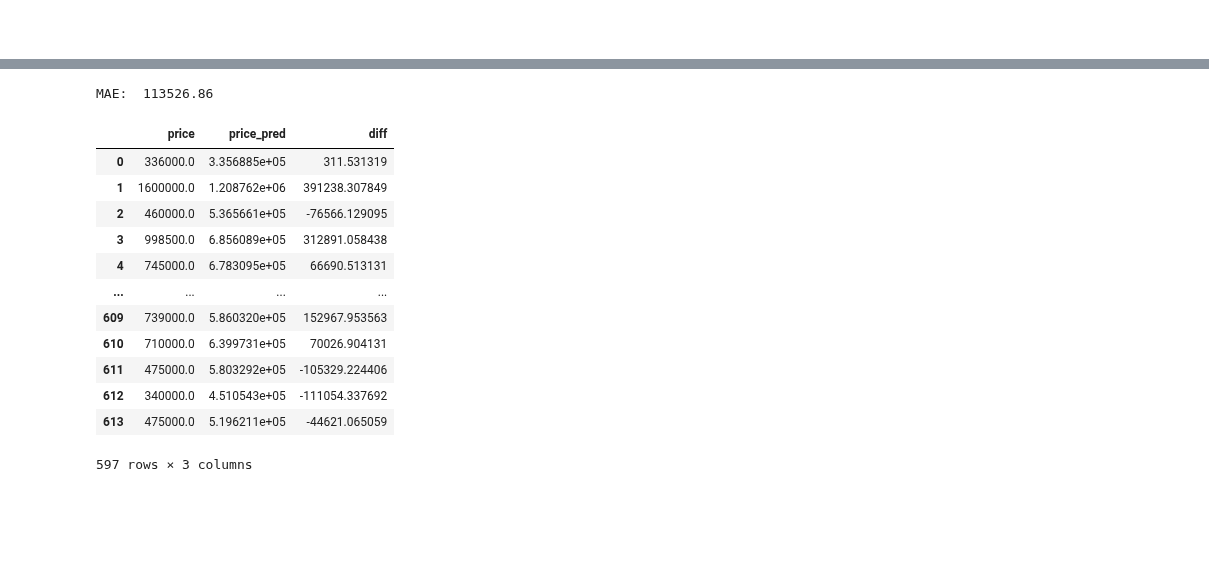
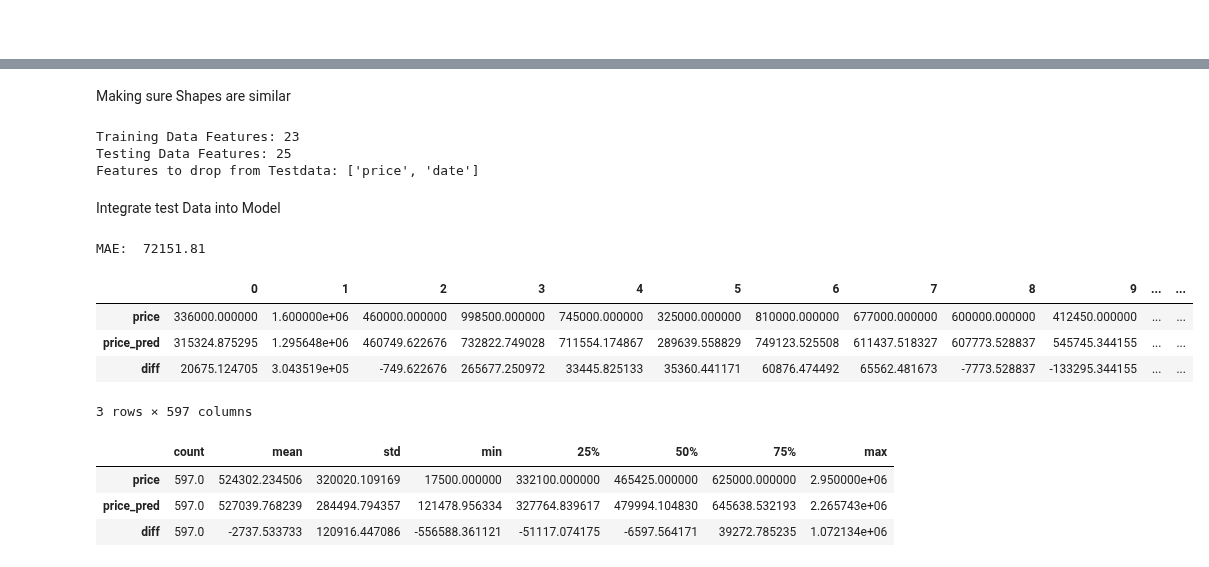
Before and after one commit to robring/advancedDatascience_CaseStudy, a Jupyter notebook: 02_Modeling_testing.ipynb, the cells around one changed output, grey strips where cells are left out. Saved outputs shown, nothing was run; the diff lists cells and outputs as text; code cells hidden in the pictures; blank space fills up the shorter version.

```diff
--- a/02_Modeling_testing.ipynb
+++ b/02_Modeling_testing.ipynb
@@ -86,32 +77,54 @@ Model: Lasso(alpha=5) Combination: ('db_scan_4_500_0.4_8', 'noise_5_5_10') Featu
+# %% [markdown]
+Making sure Shapes are similar
+# %%
+print(f'Training Data Features: {blue(len(model_obj.get_features()))}')
+print(f'Testing Data Features: {blue(len(df_test_data.columns.to_list()))}')
+
+features_to_drop = list(set(df_test_data.columns.to_list()) - set(model_obj.get_features()))
+print(f'Features to drop from Testdata: {red(features_to_drop)}')
+# %% [output]
+Training Data Features: 23
+Testing Data Features: 25
+Features to drop from Testdata: ['price', 'date']
+# %% [markdown]
+Integrate test Data into Model
 # %%
-#set new test Data
 X_train, X_test, y_train, y_test = model_obj.get_data()
-#print(type(X_test), type(y_test))
-X_test, y_test = df_test_data.drop(columns=["price", "date", "id"]), df_test_data["price"]
-scaler = StandardScaler().fit(X_test)
-X_test = scaler.transform(X_test)
+
+#Drop Features
+X_test, y_test = df_test_data.drop(columns=features_to_drop), df_test_data["price"]
+
+#Tranform Test-Data
+if isinstance(model_obj.get_model(), Lasso) == True:
+    scaler = StandardScaler().fit(X_test)
+    X_test = scaler.transform(X_test)
+
 model_obj.set_data(X_train, X_test, y_train, y_test)
+
 #Train Model
 model_obj.train()
+
+#Predict
 mae, score = model_obj.summary()
 predictions = model_obj.pred()
-print("MAE: ", mae)
-
-df_test_data["price_pred"]  = predictions
-df_test_data["diff"] = df_test_data["price"]  - df_test_data["price_pred"]
-df_test_data.loc[:, ["price", "price_pred", "diff"]]
+print(bold("MAE: "), blue(mae))
 # %% [output]
-MAE:  113526.86
+MAE:  72151.81
-|  | price | price_pred | diff |
-| 0 | 336000.0 | 3.356885e+05 | 311.531319 |
-| 1 | 1600000.0 | 1.208762e+06 | 391238.307849 |
-| 2 | 460000.0 | 5.365661e+05 | -76566.129095 |
-| 3 | 998500.0 | 6.856089e+05 | 312891.058438 |
-| 4 | 745000.0 | 6.783095e+05 | 66690.513131 |
-| ... | ... | ... | ... |
-| 609 | 739000.0 | 5.860320e+05 | 152967.953563 |
-| 610 | 710000.0 | 6.399731e+05 | 70026.904131 |
-| 611 | 475000.0 | 5.803292e+05 | -105329.224406 |
-| 612 | 340000.0 | 4.510543e+05 | -111054.337692 |
-| 613 | 475000.0 | 5.196211e+05 | -44621.065059 |
-597 rows × 3 columns
+# %%
+#Evaluate
+df_test_data["price_pred"]  = predictions
+df_test_data["diff"] = df_test_data["price"]  - df_test_data["price_pred"]
+df_test_data.loc[:, ["price", "price_pred", "diff"]].T
+# %% [output]
+|  | 0 | 1 | 2 | 3 | 4 | 5 | 6 | 7 | 8 | 9 | ... | ... |
+| price | 336000.000000 | 1.600000e+06 | 460000.000000 | 998500.000000 | 745000.000000 | 325000.000000 | 810000.000000 | 677000.000000 | 600000.000000 | 412450.000000 | ... | ... |
+| price_pred | 315324.875295 | 1.295648e+06 | 460749.622676 | 732822.749028 | 711554.174867 | 289639.558829 | 749123.525508 | 611437.518327 | 607773.528837 | 545745.344155 | ... | ... |
+| diff | 20675.124705 | 3.043519e+05 | -749.622676 | 265677.250972 | 33445.825133 | 35360.441171 | 60876.474492 | 65562.481673 | -7773.528837 | -133295.344155 | ... | ... |
+3 rows × 597 columns
+# %%
+df_test_data.loc[:, ["price", "price_pred", "diff"]].describe().T
+# %% [output]
+|  | count | mean | std | min | 25% | 50% | 75% | max |
+| price | 597.0 | 524302.234506 | 320020.109169 | 17500.000000 | 332100.000000 | 465425.000000 | 625000.000000 | 2.950000e+06 |
+| price_pred | 597.0 | 527039.768239 | 284494.794357 | 121478.956334 | 327764.839617 | 479994.104830 | 645638.532193 | 2.265743e+06 |
+| diff | 597.0 | -2737.533733 | 120916.447086 | -556588.361121 | -51117.074175 | -6597.564171 | 39272.785235 | 1.072134e+06 |
```
Also changed, not shown: parts of 19 cells of this notebook, 5 other files.
